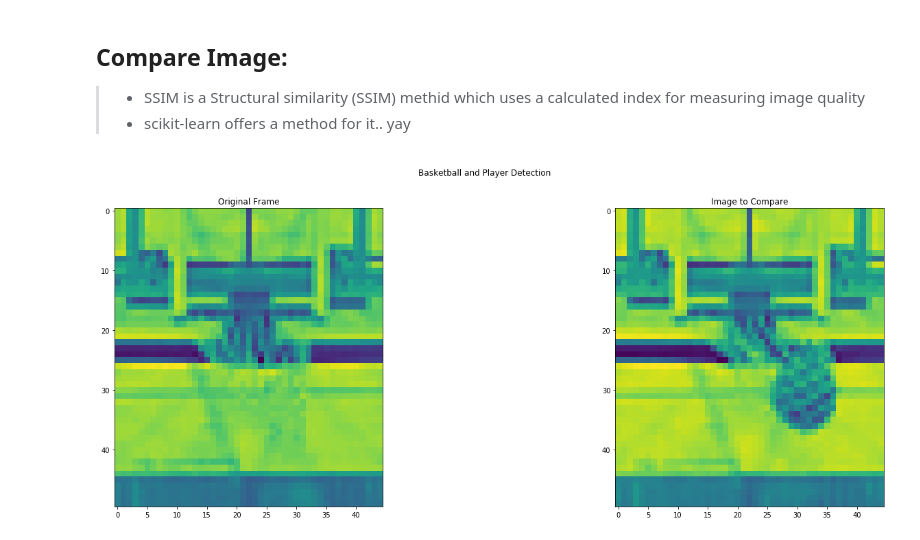
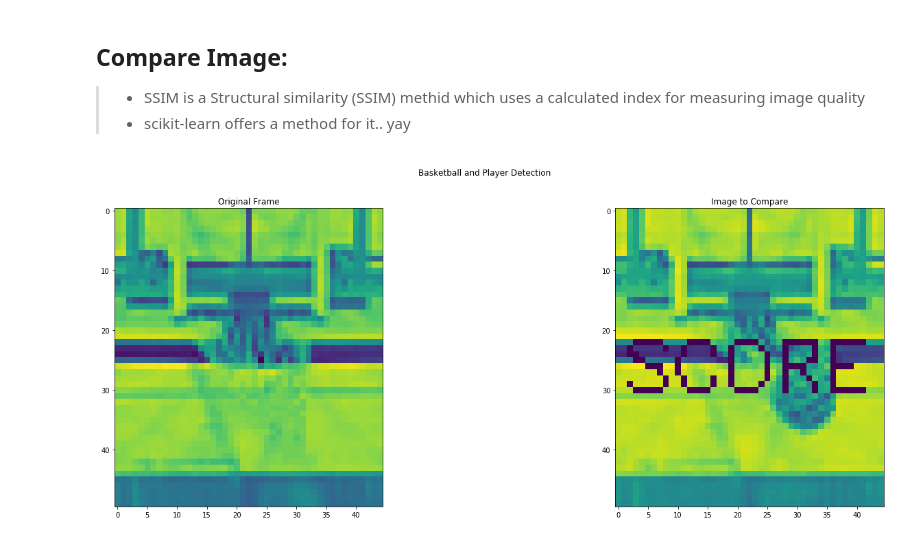
Before and after one commit to Esedicol/BasketballPlayerDetectection-BABPD, a Jupyter notebook: SHOT_CLASSIFICATION.ipynb, the cells around one changed output. Cells and saved outputs as stored; diff of their text form; code cells hidden in the pictures.

```diff
--- a/SHOT_CLASSIFICATION.ipynb
+++ b/SHOT_CLASSIFICATION.ipynb
@@ -6,6 +6,7 @@ import numpy as np
 import cv2
 
 from IPython.display import clear_output
+DEBUG = False
 # %% [markdown]
 ## Image to Compare:
 > - this functon loads the image that will be used as a comparasion to input video
@@ -31,39 +32,42 @@ def compare_images(imageA, imageB):
 # %%
 path = "VIDEOS/MAIN_TEST_SHORT.mov"
 vs = cv2.VideoCapture(path)
 
-while True:
-    # grab the current frame
-    _,frame = vs.read()
+if DEBUG:
+    while True:
+        # grab the current frame
+        _,frame = vs.read()
 
-    # break out of the application if we have no more frames to read
-    if frame is None:
-        break
+        # break out of the application if we have no more frames to read
+        if frame is None:
+            break
 
-    # resize frame so to make its constant size througout
-    frame = cv2.resize(frame,(600, 400))
+        # resize frame so to make its constant size througout
+        frame = cv2.resize(frame,(600, 400))
 
-    f_copy = frame[int(80):int(130),int(280):int(325)]
-    f_copy = cv2.cvtColor(f_copy, cv2.COLOR_BGR2GRAY)
+        f_copy = frame[int(80):int(130),int(280):int(325)]
+        f_copy = cv2.cvtColor(f_copy, cv2.COLOR_BGR2GRAY)
 
-    ssim = compare_images(f_copy, image_to_compare)
+        ssim = compare_images(f_copy, image_to_compare)
 
-    if ssim > 0.92:
-        print("score")
+        if ssim > 0.92:
+            print("score")
+            cv2.putText(f_copy, "SCORE", (int(1), int(30)), cv2.FONT_HERSHEY_SIMPLEX, 0.4, (2, 255, 255), 1 )
+            cv2.putText(image_to_compare, "SCORE", (int(1), int(30)), cv2.FONT_HERSHEY_SIMPLEX, 0.4, (2, 255, 255), 1 )
 
-    fig, (ax1, ax2) = plt.subplots(1, 2, figsize=(24, 8))
-    fig.suptitle('Basketball and Player Detection')
+        fig, (ax1, ax2) = plt.subplots(1, 2, figsize=(24, 8))
+        fig.suptitle('Basketball and Player Detection')
 
-    # Column one
-    ax1.set_title("Original Frame")
-    ax1.imshow(f_copy)
+        # Column one
+        ax1.set_title("Original Frame")
+        ax1.imshow(f_copy)
 
-    # Column 2
-    ax2.set_title("Image to Compare")
-    ax2.imshow(image_to_compare)
+        # Column 2
+        ax2.set_title("Image to Compare")
+        ax2.imshow(image_to_compare)
 
-    plt.show()
-    clear_output(wait=True)
-vs.release()
+        plt.show()
+        clear_output(wait=True)
+    vs.release()
 # %% [output]
-[figure, old version]
+[figure, new version]
```
Also changed, not shown: 4 other files.
